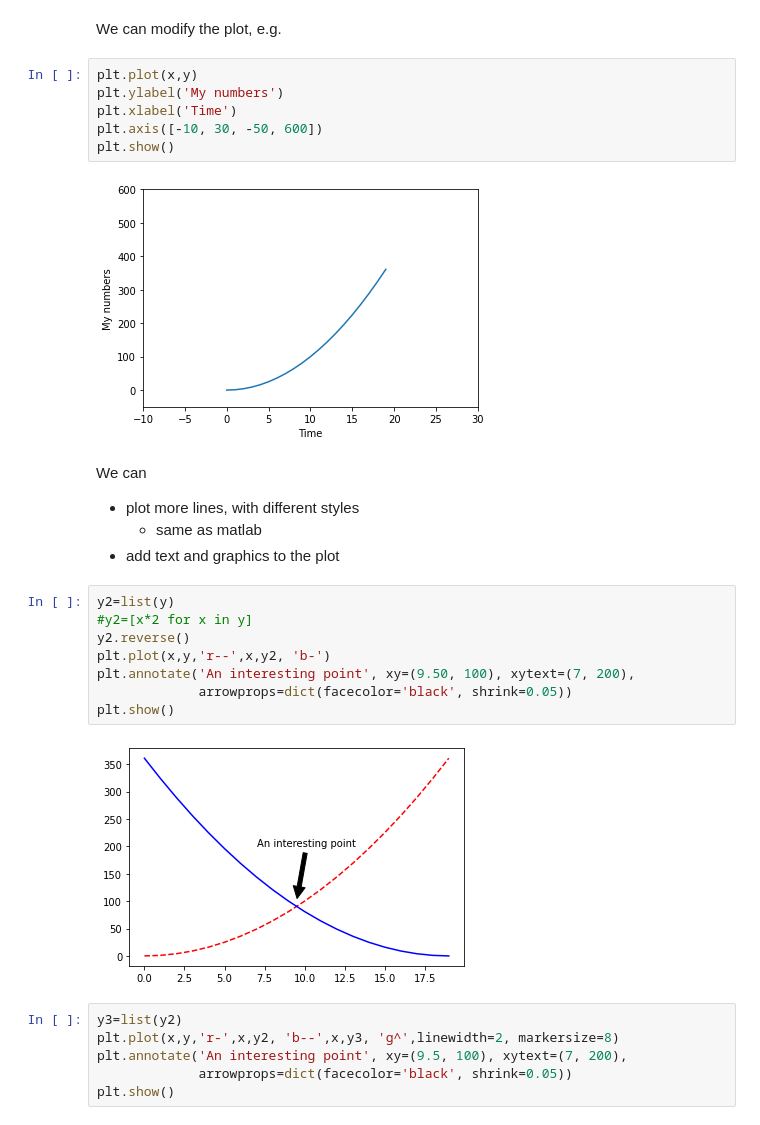
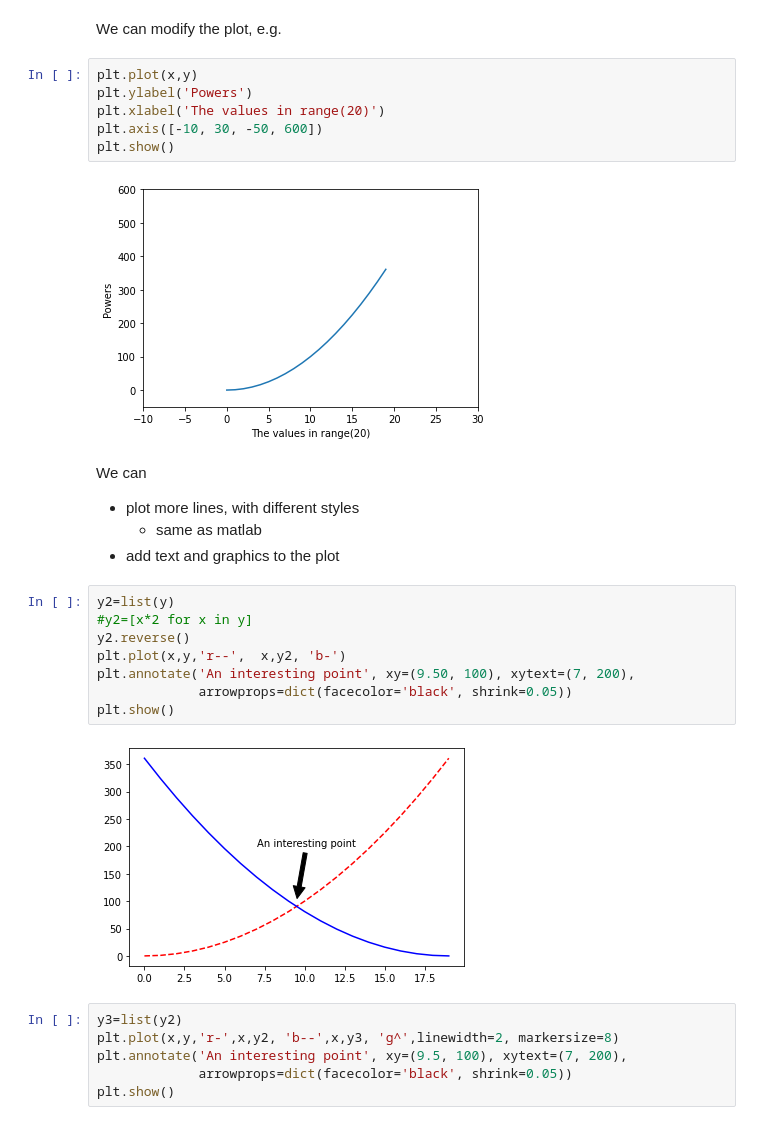
Before and after one commit to PDAIPDAI/ComputingDataAnalysisModeling20242025, a Jupyter notebook: PDAI/jupyter/jupyterNotebooks/03Collections.ipynb, the cells around one changed output. Cells and saved outputs as stored; diff of their text form.

```diff
--- a/PDAI/jupyter/jupyterNotebooks/03Collections.ipynb
+++ b/PDAI/jupyter/jupyterNotebooks/03Collections.ipynb
@@ -894,12 +888,12 @@ plt.show()
 We can modify the plot, e.g.
 # %%
 plt.plot(x,y)
-plt.ylabel('My numbers')
-plt.xlabel('Time')
+plt.ylabel('Powers')
+plt.xlabel('The values in range(20)')
 plt.axis([-10, 30, -50, 600])
 plt.show()
 # %% [output]
-[figure, old version]
+[figure, new version]
 # %% [markdown]
 We can
 * plot more lines, with different styles
@@ -909,7 +903,7 @@ We can
 y2=list(y)
 #y2=[x*2 for x in y]
 y2.reverse()
-plt.plot(x,y,'r--',x,y2, 'b-')
+plt.plot(x,y,'r--',  x,y2, 'b-')
 plt.annotate('An interesting point', xy=(9.50, 100), xytext=(7, 200),
              arrowprops=dict(facecolor='black', shrink=0.05))
 plt.show()
```
Also changed, not shown: parts of 66 cells of this notebook, 5 other files.
